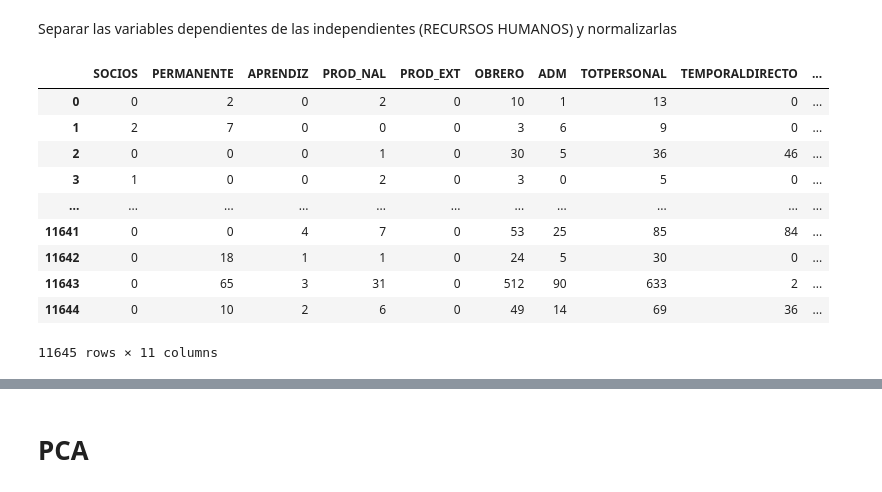
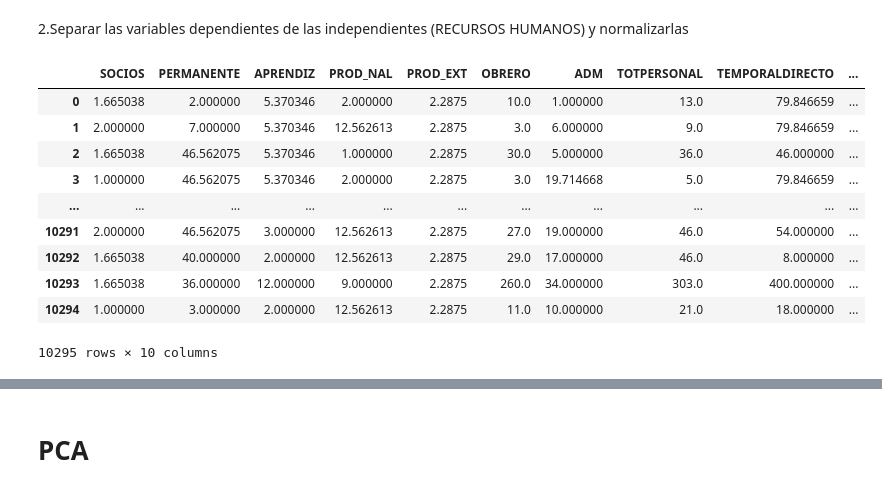
Before and after one commit to KatherinAcosta/Proyecto2018, a Jupyter notebook: PCA recursos humanos.ipynb, the cells around one changed output, grey strips where cells are left out. Cells and saved outputs as stored; diff of their text form; code cells hidden in the pictures.

```diff
--- a/PCA recursos humanos.ipynb
+++ b/PCA recursos humanos.ipynb
@@ -35,0 +31,7 @@ total
+# %%
+#Se cargan los archivos limpios sin variables respetidas, imputados los datos y sin atípicos
+
+#SIEMPRE USAR EL ARCHIVO TOTALULIMPIO2 QUE ES EL DE LOS DATOS LIMPIOS
+
+total=pd.read_excel("TOTALULIMPIO2.xlsx",index_col=0) #Recursos:amarillo #Capacidades:rojo #Resultados:azul
+total
@@ -36,23 +50,25 @@ total
 # %% [markdown]
-Separar las variables dependientes de las independientes (RECURSOS HUMANOS) y normalizarlas
+2.Separar las variables dependientes de las independientes (RECURSOS HUMANOS) y normalizarlas
 # %%
-variables = ['SOCIOS','PERMANENTE','APRENDIZ','PROD_NAL','PROD_EXT','OBRERO','ADM','TOTPERSONAL','TEMPORALDIRECTO','PERMANENTE','VENTAS']
-X=total.loc[:,variables].values # Separando los Recursos humanos
-y=total.loc [:, ['VENTAS']].values # Separando el objetivo que es ventas
+variables = ['SOCIOS','PERMANENTE','APRENDIZ','PROD_NAL','PROD_EXT','OBRERO','ADM','TOTPERSONAL','TEMPORALDIRECTO','VENTAS']
+# Separando los Recursos humanos (Varibles independientes)
+X=total.loc[:,variables].values
+# Separando el objetivo que es ventas (Variable dependiente)
+y=total.loc [:, ['VENTAS']].values
 # %%
 x_std= StandardScaler().fit_transform(X)
 # %%
-recursosh = pd.DataFrame(data = X, columns = variables).head(11646)
+recursosh = pd.DataFrame(data = X, columns = variables).head(10295)
 recursosh
 # %% [output]
 |  | SOCIOS | PERMANENTE | APRENDIZ | PROD_NAL | PROD_EXT | OBRERO | ADM | TOTPERSONAL | TEMPORALDIRECTO | ... |
-| 0 | 0 | 2 | 0 | 2 | 0 | 10 | 1 | 13 | 0 | ... |
-| 1 | 2 | 7 | 0 | 0 | 0 | 3 | 6 | 9 | 0 | ... |
-| 2 | 0 | 0 | 0 | 1 | 0 | 30 | 5 | 36 | 46 | ... |
-| 3 | 1 | 0 | 0 | 2 | 0 | 3 | 0 | 5 | 0 | ... |
+| 0 | 1.665038 | 2.000000 | 5.370346 | 2.000000 | 2.2875 | 10.0 | 1.000000 | 13.0 | 79.846659 | ... |
+| 1 | 2.000000 | 7.000000 | 5.370346 | 12.562613 | 2.2875 | 3.0 | 6.000000 | 9.0 | 79.846659 | ... |
+| 2 | 1.665038 | 46.562075 | 5.370346 | 1.000000 | 2.2875 | 30.0 | 5.000000 | 36.0 | 46.000000 | ... |
+| 3 | 1.000000 | 46.562075 | 5.370346 | 2.000000 | 2.2875 | 3.0 | 19.714668 | 5.0 | 79.846659 | ... |
 | ... | ... | ... | ... | ... | ... | ... | ... | ... | ... | ... |
-| 11641 | 0 | 0 | 4 | 7 | 0 | 53 | 25 | 85 | 84 | ... |
-| 11642 | 0 | 18 | 1 | 1 | 0 | 24 | 5 | 30 | 0 | ... |
-| 11643 | 0 | 65 | 3 | 31 | 0 | 512 | 90 | 633 | 2 | ... |
-| 11644 | 0 | 10 | 2 | 6 | 0 | 49 | 14 | 69 | 36 | ... |
+| 10291 | 2.000000 | 46.562075 | 3.000000 | 12.562613 | 2.2875 | 27.0 | 19.000000 | 46.0 | 54.000000 | ... |
+| 10292 | 1.665038 | 40.000000 | 2.000000 | 12.562613 | 2.2875 | 29.0 | 17.000000 | 46.0 | 8.000000 | ... |
+| 10293 | 1.665038 | 36.000000 | 12.000000 | 9.000000 | 2.2875 | 260.0 | 34.000000 | 303.0 | 400.000000 | ... |
+| 10294 | 1.000000 | 3.000000 | 2.000000 | 12.562613 | 2.2875 | 11.0 | 10.000000 | 21.0 | 18.000000 | ... |
-11645 rows × 11 columns
+10295 rows × 10 columns
```
Also changed, not shown: parts of 33 cells of this notebook.
